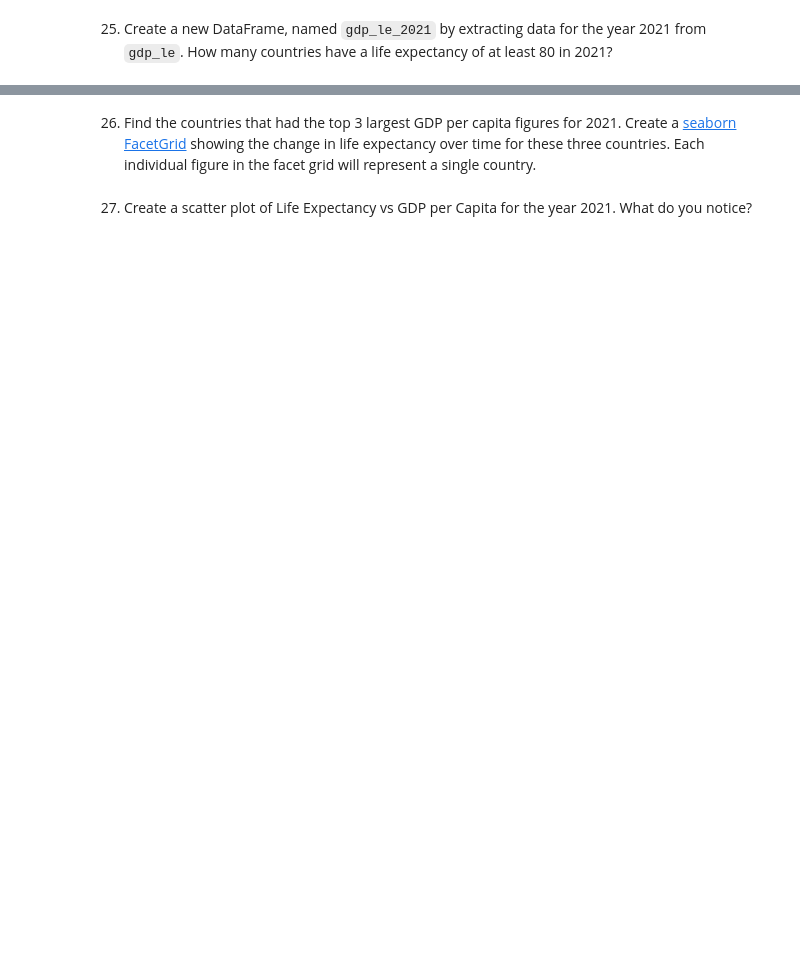
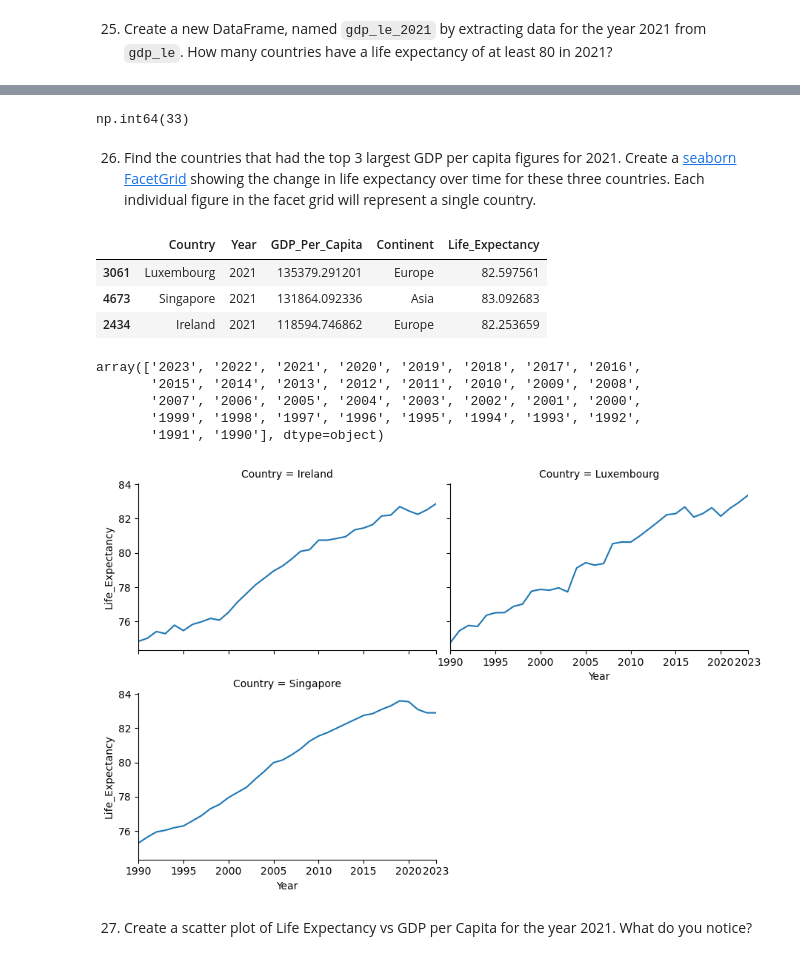
Before and after one commit to nss-data-science-cohort-9/un-exploration-ADoddala, a Jupyter notebook: notebooks/UN_Data_percapita.ipynb, the cells around one changed output, grey strips where cells are left out. Drawn from its saved outputs; the diff is of its cells as text; code cells hidden in the pictures; blank space fills up the shorter version.

```diff
--- a/notebooks/UN_Data_percapita.ipynb
+++ b/notebooks/UN_Data_percapita.ipynb
@@ -351,0 +351,4 @@ Index(['Data Source,"World Development Indicators",'], dtype='object')
+# %%
+#melt(wide to long) , id_vars argument keeps the column as it is. var_name-allows to customize the column name that holds the "variable", value_name=is a parameter used to specify the name of the new column that will contain the values from the melted columns.
+life_expectancy = life_expectancy.melt(id_vars=["Country Name"],var_name="Year", value_name = "Life_Expectancy")
+life_expectancy
@@ -351,0 +369,3 @@ Index(['Data Source,"World Development Indicators",'], dtype='object')
+# %%
+life_expectancy = life_expectancy.rename(columns = {"Country Name":"Country"})
+life_expectancy
@@ -354,2 +396,5 @@ Index(['Data Source,"World Development Indicators",'], dtype='object')
 # %% [markdown]
 24. Merge `gdp_df` and `life_expectancy`, keeping all countries and years that appear in both DataFrames. Save the result to a new DataFrame named `gdp_le`. If you get any errors in doing this, read them carefully and correct them. Look at the first five rows of your new data frame to confirm it merged correctly. Also, check the last five rows to make sure the data is clean and as expected.
+# %%
+gdp_le = pd.merge(gdp_df, life_expectancy, on = ["Country", "Year"], how ="inner")
+gdp_le.head()
@@ -358,4 +436,31 @@ Index(['Data Source,"World Development Indicators",'], dtype='object')
+# %%
+gdp_le_2021[gdp_le_2021["Life_Expectancy"]>=80].count().iloc[0]
+# %% [output]
+np.int64(33)
 # %% [markdown]
 26. Find the countries that had the top 3 largest GDP per capita figures for 2021. Create a [seaborn FacetGrid](https://seaborn.pydata.org/generated/seaborn.FacetGrid.html) showing the change in life expectancy over time for these three countries. Each individual figure in the facet grid will represent a single country.
+# %%
+gdp_le_2021.nlargest(3,"GDP_Per_Capita")
+# %% [output]
+|  | Country | Year | GDP_Per_Capita | Continent | Life_Expectancy |
+| 3061 | Luxembourg | 2021 | 135379.291201 | Europe | 82.597561 |
+| 4673 | Singapore | 2021 | 131864.092336 | Asia | 83.092683 |
+| 2434 | Ireland | 2021 | 118594.746862 | Europe | 82.253659 |
+# %%
+gdp_le_3high_GDP = gdp_le[gdp_le["Country"].isin(["Luxembourg", "Singapore", "Ireland"])]
+gdp_le_3high_GDP
+gdp_le_3high_GDP["Year"].unique()
+# %% [output]
+array(['2023', '2022', '2021', '2020', '2019', '2018', '2017', '2016',
+       '2015', '2014', '2013', '2012', '2011', '2010', '2009', '2008',
+       '2007', '2006', '2005', '2004', '2003', '2002', '2001', '2000',
+       '1999', '1998', '1997', '1996', '1995', '1994', '1993', '1992',
+       '1991', '1990'], dtype=object)
+# %%
+g = sns.FacetGrid(gdp_le_3high_GDP, col ="Country", col_wrap=2,aspect =1.5, height=3)  #facetgrid creates multiplot grid, col_wrap=arranges columns into multiple rows for better readability, col = creates seperate column of plots for each value of the specific variable
+g.map(sns.lineplot, 'Year', 'Life_Expectancy')
+g.set(xlim =("1990", "2023"),xticks=["1990","1995","2000","2005","2010","2015","2020","2023"]);
+# %% [output]
+[figure, added]
 # %% [markdown]
 27. Create a scatter plot of Life Expectancy vs GDP per Capita for the year 2021. What do you notice?
```
Also changed, not shown: parts of 46 cells of this notebook.
